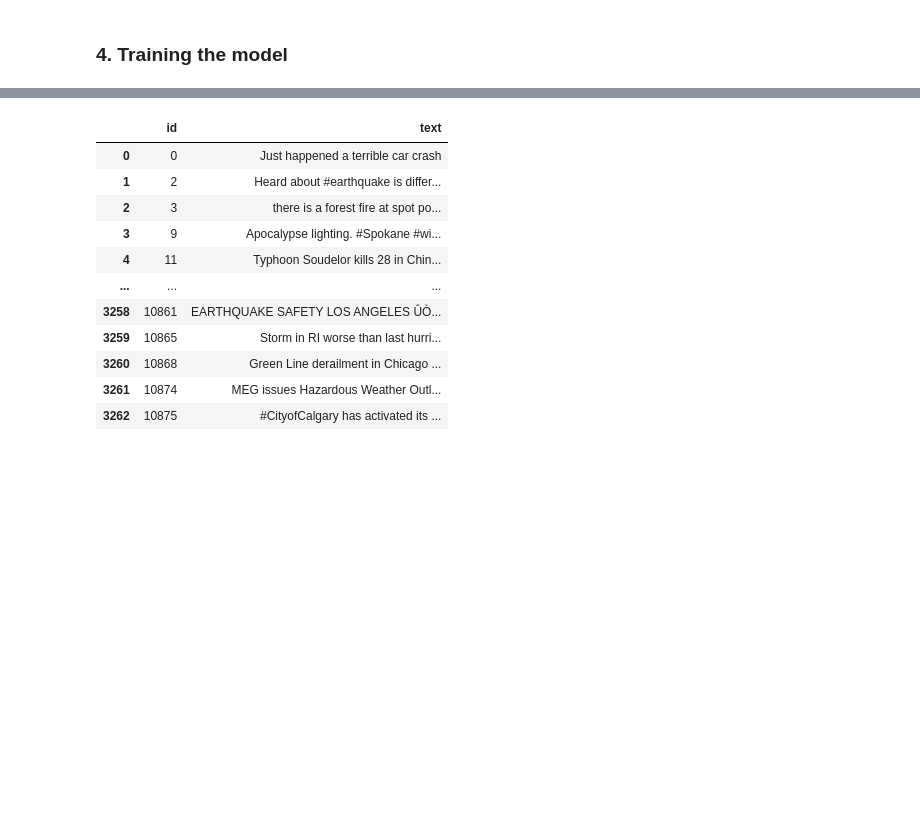
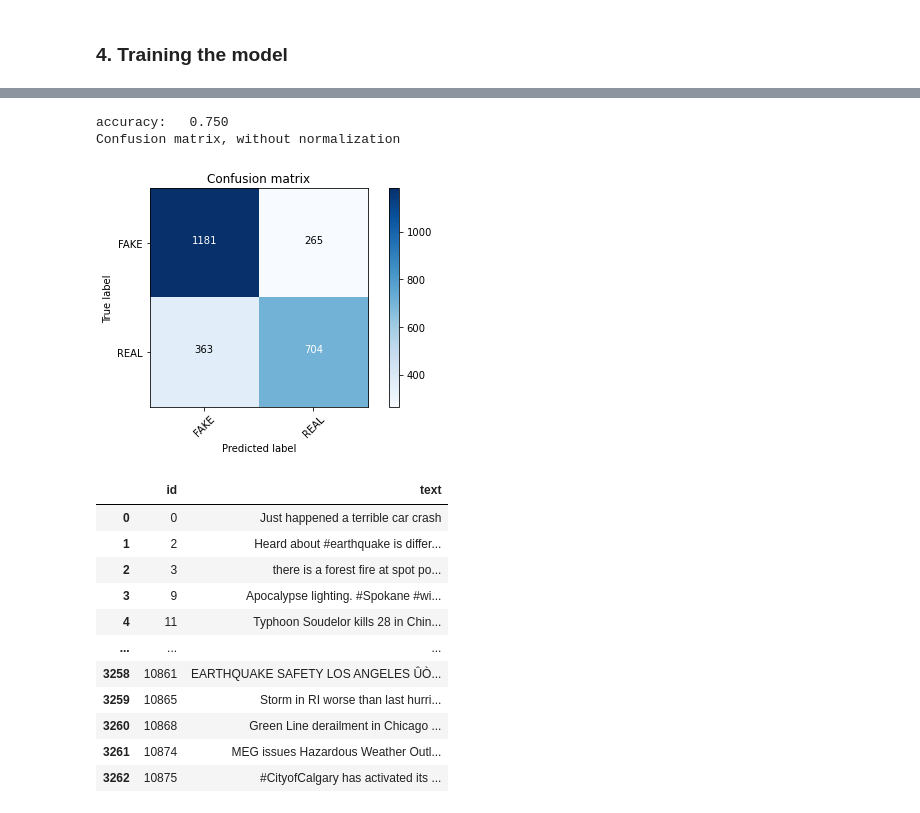
Before and after one commit to saishdesai23/Prediction-of-Disaster-tweets-using-Natural-Language-Processing, a Jupyter notebook: Natural Language Processing with Disaster Tweets.ipynb, the cells around one changed output, grey strips where cells are left out. Saved outputs shown, nothing was run; the diff lists cells and outputs as text; code cells hidden in the pictures; blank space fills up the shorter version.

```diff
--- a/Natural Language Processing with Disaster Tweets.ipynb
+++ b/Natural Language Processing with Disaster Tweets.ipynb
@@ -286,3 +349,17 @@ Confusion matrix, without normalization
+# %%
+# Using random forest classifier to fit the model
+from sklearn.ensemble import RandomForestClassifier #Random Forest Classifier module
+forest = RandomForestClassifier(n_estimators = 100)
+forest = forest.fit(X_train,Y_train)
+forest_result = forest.predict(X_test)
+score = metrics.accuracy_score(Y_test, pred)
+print("accuracy:   %0.3f" % score)
+cm = metrics.confusion_matrix(Y_test, pred)
+plot_confusion_matrix(cm, classes=['FAKE', 'REAL'])
+# %% [output]
+accuracy:   0.750
+Confusion matrix, without normalization
+[figure, added]
 # %%
 validation_data
 # %% [output]
```
Also changed, not shown: parts of 35 cells of this notebook.
